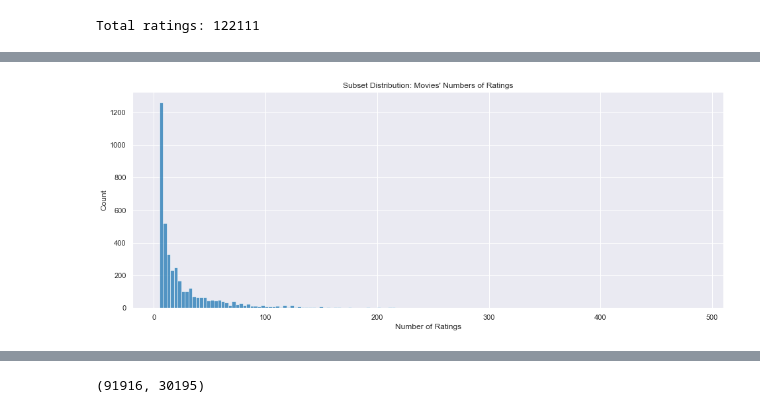
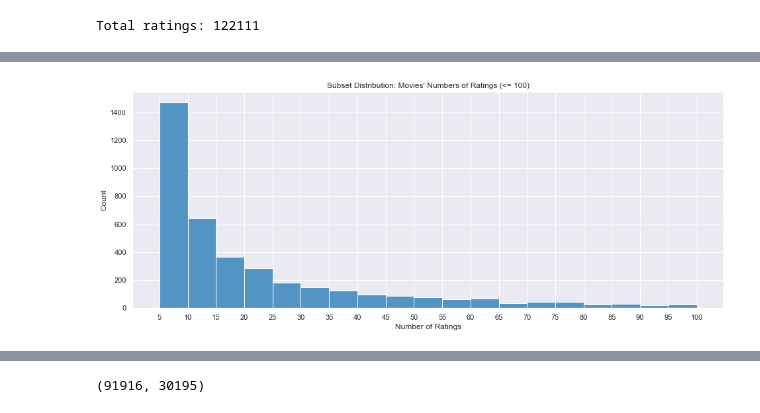
Before and after one commit to willcd/module4-project, a Jupyter notebook: notebook.ipynb, the cells around one changed output, grey strips where cells are left out. Saved outputs shown, nothing was run; the diff lists cells and outputs as text; code cells hidden in the pictures.

```diff
--- a/notebook.ipynb
+++ b/notebook.ipynb
@@ -518,8 +532,9 @@ Total ratings: 122111
 # %%
 fig = plt.figure(figsize=(16,6))
 
-ax = sns.histplot(data=final_movie_stats, x='count')
+ax = sns.histplot(data=final_movie_stats[final_movie_stats['count'] <= 100], x='count', bins=19)
 ax.set_xlabel('Number of Ratings')
-ax.set_title("Subset Distribution: Movies' Numbers of Ratings");
+ax.set_title("Subset Distribution: Movies' Numbers of Ratings (<= 100)")
+ax.set_xticks(range(5,101,5));
 # %% [output]
-[figure, old version]
+[figure, new version]
```
Also changed, not shown: parts of 39 cells of this notebook, 1 other file.
